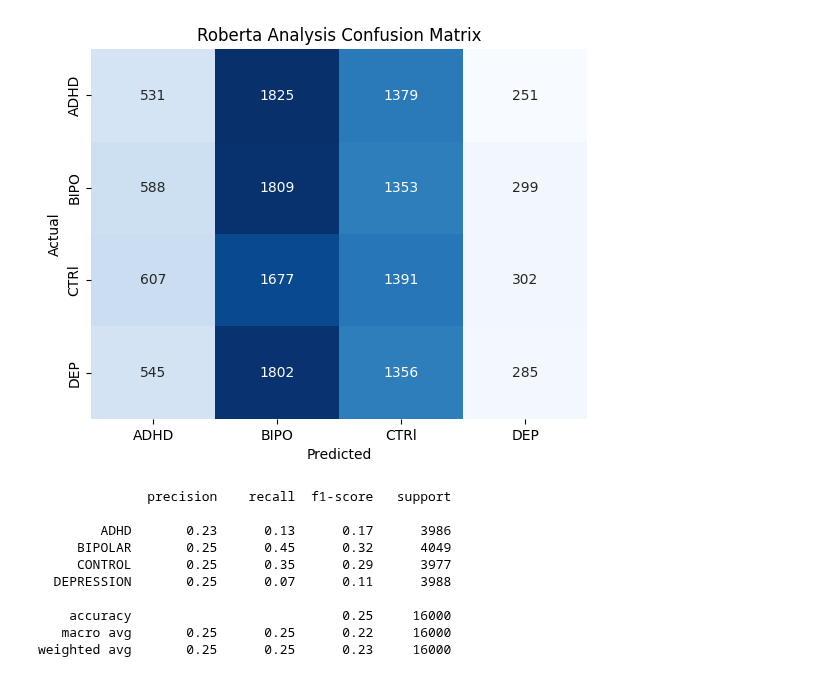
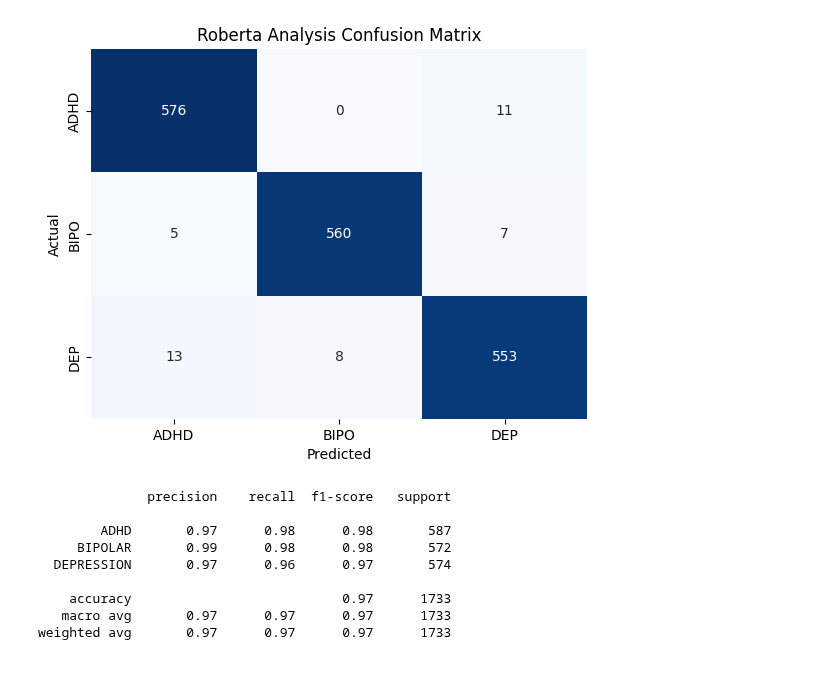
Before and after one commit to xujianhong/Twitter_depression_detection, a Jupyter notebook: BiLSTM.ipynb, the cells around one changed output. Drawn from its saved outputs; the diff is of its cells as text; code cells hidden in the pictures.

```diff
--- a/BiLSTM.ipynb
+++ b/BiLSTM.ipynb
@@ -203,0 +80,3 @@ Epoch 12/20
+# %%
+train_text, test_text, train_label, test_label = train_test_split(df['clean_tweet'],df['labels'],
+                                                                  test_size=0.2,random_state=42)
@@ -203,0 +107,5 @@ Epoch 12/20
+# %%
+train_label = pd.get_dummies(train_label, dtype=int)
+test_label = pd.get_dummies(test_label, dtype=int)
+
+train_label,test_label
@@ -203,0 +154,13 @@ Epoch 12/20
+# %%
+model = Sequential()
+model.add(layers.Input(shape=(train_text.shape[1],)))
+model.add(layers.Embedding(
+    input_dim=vocab_size, output_dim=EMBEDDING_DIM, weights=[embedding_matrix],input_length=max_length))
+model.add(layers.Dropout(0.3))
+model.add(layers.Bidirectional(layers.LSTM(32, dropout=0.2, recurrent_dropout=0.2)))
+model.add(layers.Dropout(0.3))
+model.add(layers.Dense(32, activation='swish'))
+model.add(layers.Dropout(0.3))
+model.add(layers.Dense(3, activation='softmax'))
+model.compile(optimizer='adam',loss='categorical_crossentropy', metrics=['accuracy'])
+model.summary()
@@ -203,0 +189,8 @@ Epoch 12/20
+# %%
+history = model.fit(train_text, train_label, epochs=10, verbose=1,
+                    validation_data=(test_text,test_label))
+
+loss,accuracy = model.evaluate(train_text, train_label, verbose=0)
+print(f'Training Accuracy: {accuracy:.4f}')
+loss, accuracy = model.evaluate(test_text,test_label,verbose=0)
+print(f"Testing Accuracy: {accuracy:.4f}")
@@ -228,9 +244,12 @@ plt.show()
 # %%
-# Evaluation
-y_true, y_pred, test_accuracy, _ = eval_model(model, test_loader, device)
-print(f'Test Accuracy: {test_accuracy:.4f}')
-conf_matrix = confusion_matrix(y_true, y_pred)
-labels=["ADHD", "BIPO", "CTRl", "DEP"]
+predict = model.predict(test_text)
+predict = np.argmax(predict,axis=1)
+predict = np.array(predict)
+
+lables = test_label.idxmax(axis=1)
+
+conf_matrix = confusion_matrix(lables, predict)
+labels=["ADHD", "BIPO", "DEP"]
 fig, ax = plt.subplots()
 sns.heatmap(conf_matrix, annot=True, cmap="Blues", fmt='g', cbar=False)
 ax.xaxis.set_ticklabels(labels)
@@ -240,5 +259,5 @@ plt.ylabel('Actual')
 plt.title('Roberta Analysis Confusion Matrix')
 plt.show()
 
-print(classification_report(y_true, y_pred, target_names=["ADHD", "BIPOLAR", "CONTROL", "DEPRESSION"]))
+print(classification_report(lables, predict, target_names=["ADHD", "BIPOLAR", "DEPRESSION"]))
 # %% [output]
@@ -246,11 +265,10 @@ Test Accuracy: 0.2510
-[figure, old version]
+[figure, new version]
               precision    recall  f1-score   support
 
-        ADHD       0.23      0.13      0.17      3986
-     BIPOLAR       0.25      0.45      0.32      4049
-     CONTROL       0.25      0.35      0.29      3977
-  DEPRESSION       0.25      0.07      0.11      3988
+        ADHD       0.97      0.98      0.98       587
+     BIPOLAR       0.99      0.98      0.98       572
+  DEPRESSION       0.97      0.96      0.97       574
 
-    accuracy                           0.25     16000
-   macro avg       0.25      0.25      0.22     16000
-weighted avg       0.25      0.25      0.23     16000
+    accuracy                           0.97      1733
+   macro avg       0.97      0.97      0.97      1733
+weighted avg       0.97      0.97      0.97      1733
```
Also changed, not shown: parts of 27 cells of this notebook.
